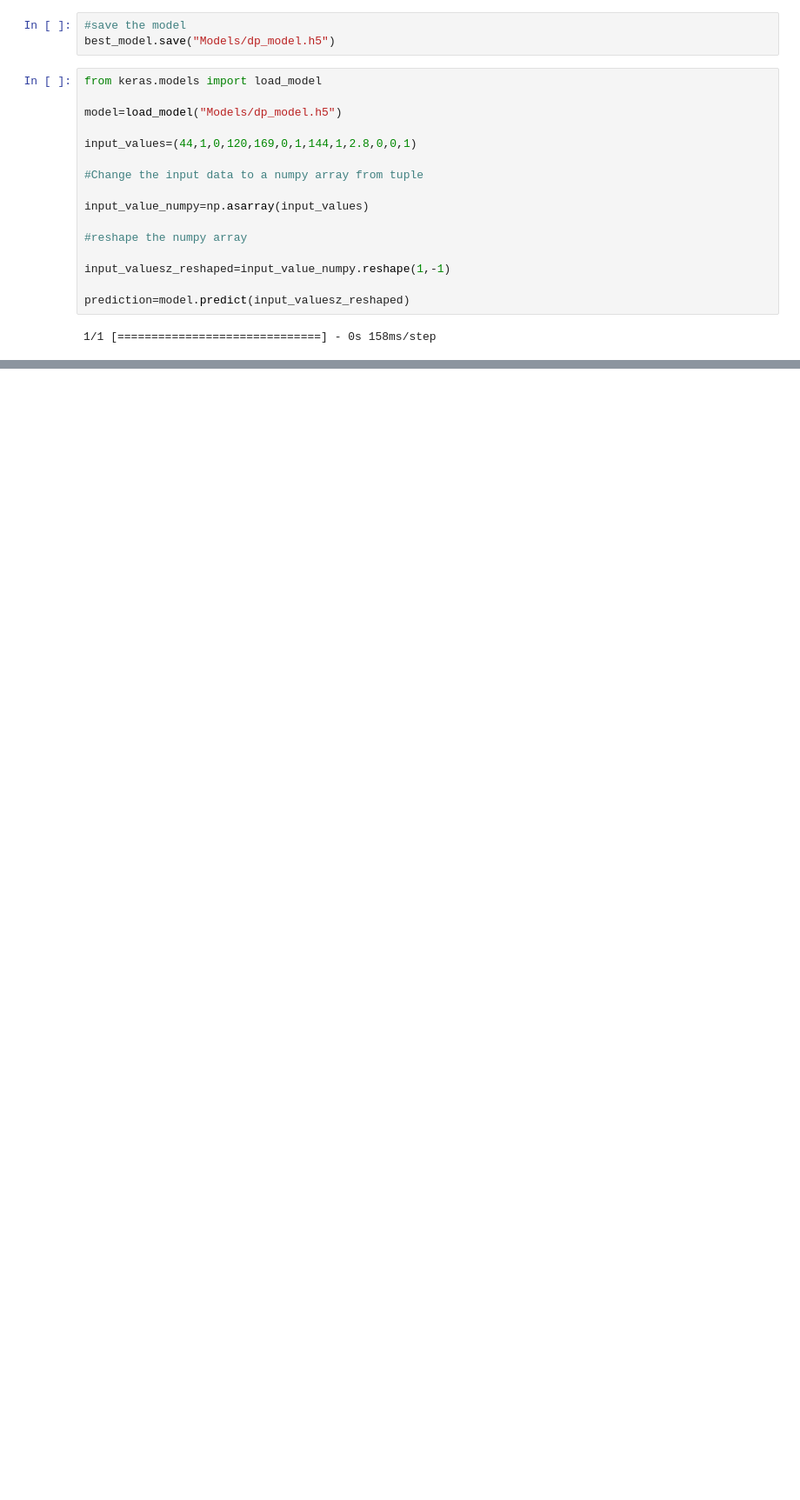
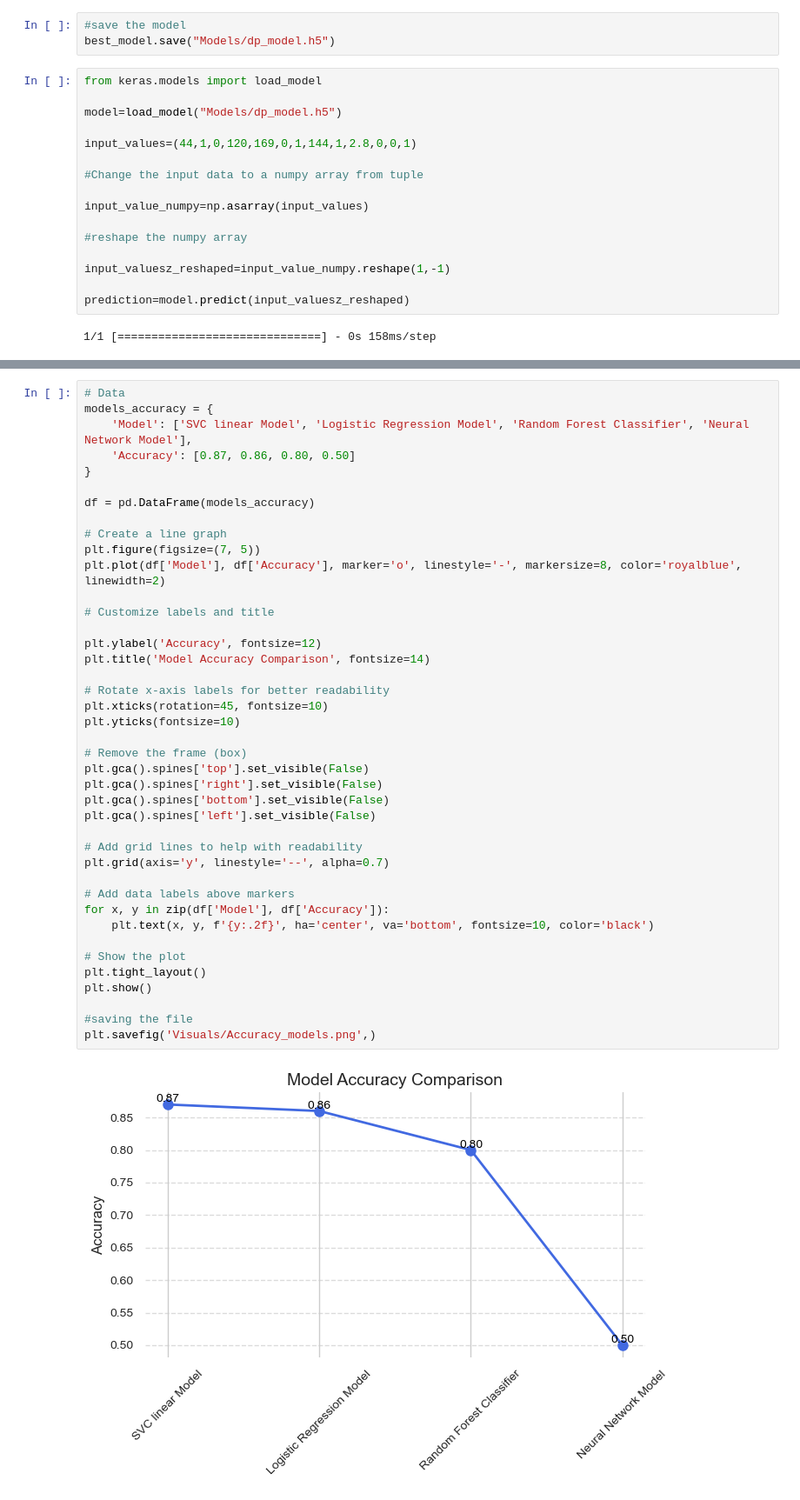
Before and after one commit to Deepika-GH/Project-4-HeartAttack_Analysis_Prediction, a Jupyter notebook: Final_Analysis.ipynb, the cells around one changed output, grey strips where cells are left out. Shown at 87% size. Drawn from its saved outputs; the diff is of its cells as text; blank space fills up the shorter version.

```diff
--- a/Final_Analysis.ipynb
+++ b/Final_Analysis.ipynb
@@ -1053,0 +1152,43 @@ prediction=model.predict(input_valuesz_reshaped)
+# %%
+# Data
+models_accuracy = {
+    'Model': ['SVC linear Model', 'Logistic Regression Model', 'Random Forest Classifier', 'Neural Network Model'],
+    'Accuracy': [0.87, 0.86, 0.80, 0.50]
+}
+
+df = pd.DataFrame(models_accuracy)
+
+# Create a line graph
+plt.figure(figsize=(7, 5))
+plt.plot(df['Model'], df['Accuracy'], marker='o', linestyle='-', markersize=8, color='royalblue', linewidth=2)
+
+# Customize labels and title
+
+plt.ylabel('Accuracy', fontsize=12)
+plt.title('Model Accuracy Comparison', fontsize=14)
+
+# Rotate x-axis labels for better readability
+plt.xticks(rotation=45, fontsize=10)
+plt.yticks(fontsize=10)
+
+# Remove the frame (box)
+plt.gca().spines['top'].set_visible(False)
+plt.gca().spines['right'].set_visible(False)
+plt.gca().spines['bottom'].set_visible(False)
+plt.gca().spines['left'].set_visible(False)
+
+# Add grid lines to help with readability
+plt.grid(axis='y', linestyle='--', alpha=0.7)
+
+# Add data labels above markers
+for x, y in zip(df['Model'], df['Accuracy']):
+    plt.text(x, y, f'{y:.2f}', ha='center', va='bottom', fontsize=10, color='black')
+
+# Show the plot
+plt.tight_layout()
+plt.show()
+
+#saving the file
+plt.savefig('Visuals/Accuracy_models.png',)
+# %% [output]
+[figure, added]
```
Also changed, not shown: parts of 11 cells of this notebook.
